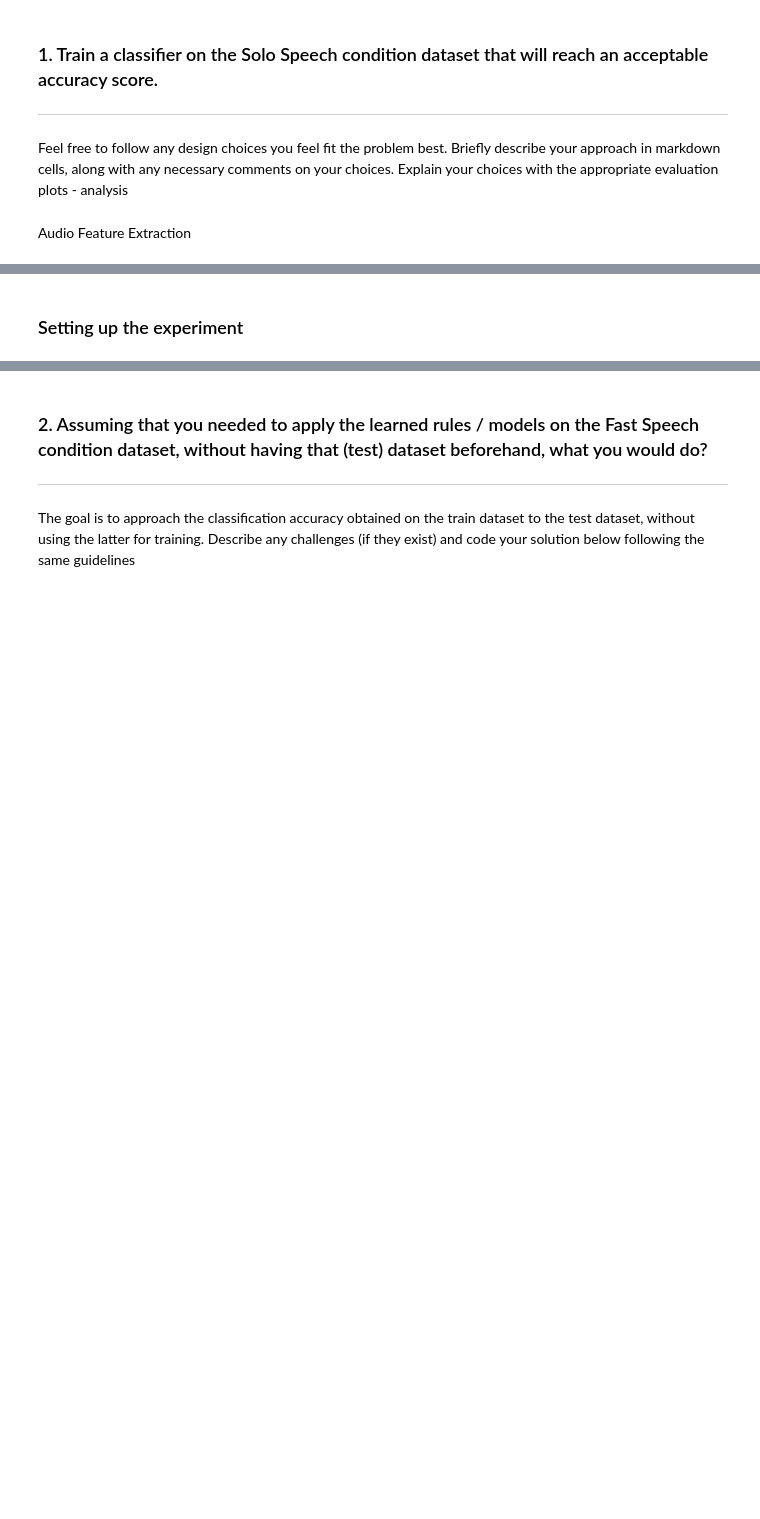
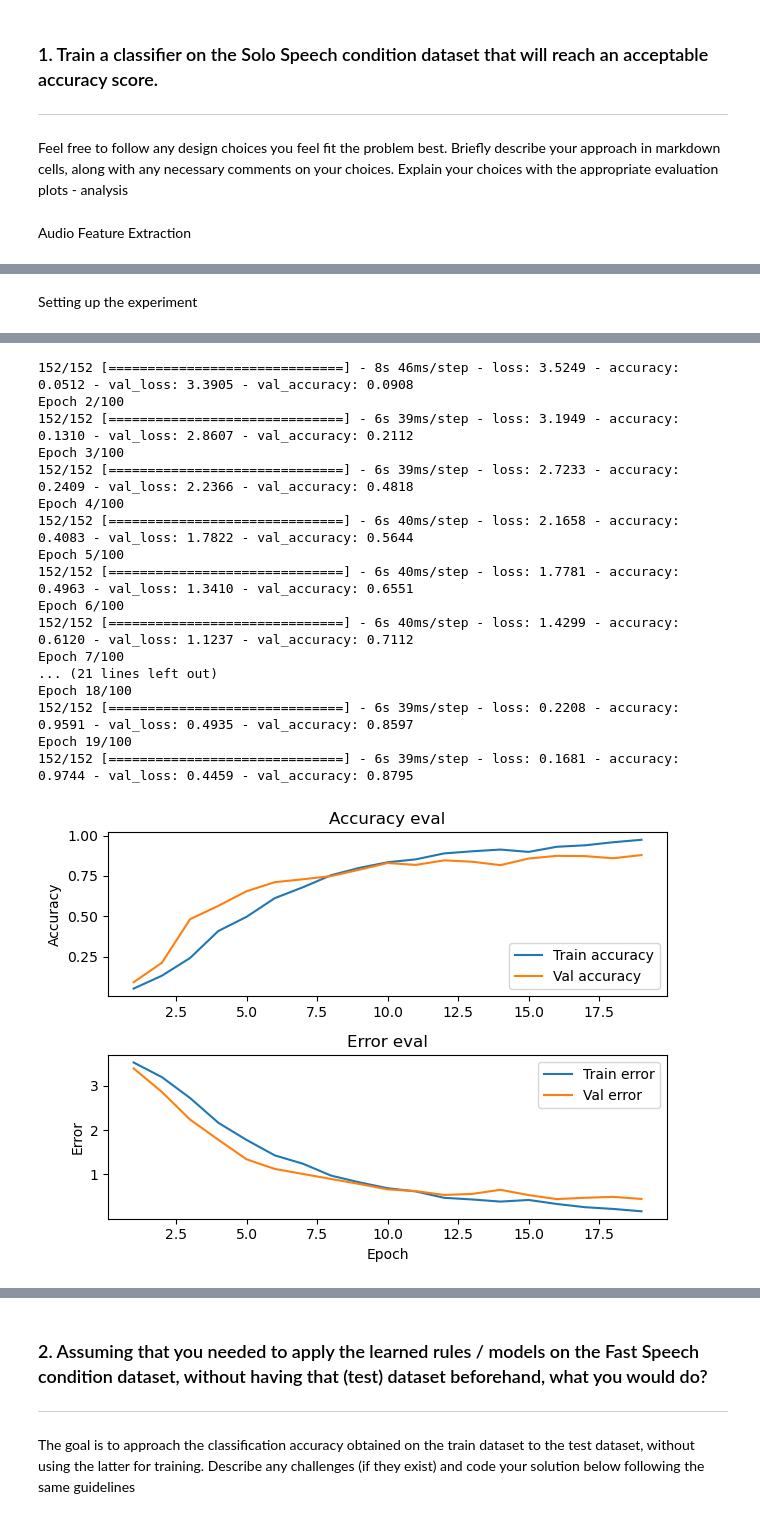
Before and after one commit to iliaskior/automatic-speech-recognition, a Jupyter notebook: assignment.ipynb, the cells around one changed output, grey strips where cells are left out. Saved outputs shown, nothing was run; the diff lists cells and outputs as text; code cells hidden in the pictures; blank space fills up the shorter version.

```diff
--- a/assignment.ipynb
+++ b/assignment.ipynb
@@ -33,7 +33,7 @@ Feel free to follow any design choices you feel fit the problem best. Briefly de
 ROOT_PATH = Path.cwd()
 ROOT_DATASET_PATH = ROOT_PATH.joinpath('dataset')
 SOLO_DATASET_PATH = ROOT_DATASET_PATH.joinpath('data').joinpath('solo')
-TRAIN_FEATURES_EXPORT_PATH = ROOT_DATASET_PATH.joinpath('train_ftrs.pickle')
+SOLO_FEATURES_EXPORT_PATH = ROOT_DATASET_PATH.joinpath('solo_ftrs.pickle')
 OUTPUT_PATH = ROOT_PATH.joinpath('output')
 # %% [markdown]
 Audio Feature Extraction
@@ -46,3 +64,3 @@ create_features_dataset(filepaths=audiofiles, exportpath=TRAIN_FEATURES_EXPORT_P
 # %% [markdown]
-### Setting up the experiment
+Setting up the experiment
 # %%
@@ -60,7 +78,7 @@ MAX_EPOCHS = 100
 BATCH_SIZE = 16
 
 #Load the extracted feature set for the SOLO dataset
-X, y = load_data(data_path = TRAIN_FEATURES_EXPORT_PATH)
+X, y, filename = load_data(data_path = SOLO_FEATURES_EXPORT_PATH)
 
 #Label encoding
 le = LabelEncoder()
@@ -78,7 +96,7 @@ class_weights = compute_class_weight(
 class_weights = dict(zip(np.unique(y_train), class_weights))
 
 # Create the deep neural network
-input_shape = (X_train.shape[1], X_train.shape[2]) # timesteps=16, features=39
+input_shape = (X_train.shape[1], X_train.shape[2]) # timesteps=63, features=39
 n_classes = len(list(le.classes_))
 model = build_model(input_shape, n_classes)
 
@@ -94,30 +112,29 @@ history = model.fit(
 )
 
 # plot accuracy/error for training and validation
-plot_history(history, fullpath=OUTPUT_PATH.joinpath('train_history.jpg'))
-
-# evaluate model on test set
-test_loss, test_acc = model.evaluate(X_test, y_test, verbose=2)
-print('Test accuracy:', test_acc)
+plot_history(history, fullpath=OUTPUT_PATH.joinpath('train_history_step1_train_test_split.jpg'))
 
 #Make predictions
 y_prob = model.predict(X_test)
 y_pred = np.argmax(y_prob, axis=1)
 
 #Store results
+y_test = le.inverse_transform(y_test)
 y_pred = le.inverse_transform(y_pred)
-y_test = le.inverse_transform(y_test)
-results = {
+
+preds_df = pd.DataFrame({
     'label': y_test,
-    'prediction': y_pred,
-    'probabilities': y_prob.tolist()
-}
+    'prediction': y_pred
+})
+probs_df = pd.DataFrame(data=y_prob, columns=list(le.classes_))
+results = pd.concat([preds_df, probs_df], axis=1)
 
-# save results
-filename = OUTPUT_PATH.joinpath('experimentation_results.pickle')
-filename.parent.mkdir(parents=True, exist_ok=True)
-with open(filename, 'wb') as f:
+plot_confusion_matrix(results['label'].values, results['prediction'].values, norm=False, fullpath=OUTPUT_PATH.joinpath('step1_cm_train_test_split.jpg'))
+plot_confusion_matrix(results['label'].values, results['prediction'].values, norm=True, fullpath=OUTPUT_PATH.joinpath('step1_normalized_cm_train_test_split.jpg'))
+
+# Save results locally in pickle format
+fname = OUTPUT_PATH.joinpath('step1_results_train_test_split.pickle')
+fname.parent.mkdir(parents=True, exist_ok=True)
+with open(fname, 'wb') as f:
     pickle.dump(results, f)
-
-plot_confusion_matrix(results['label'], results['prediction'], norm=False, fullpath=OUTPUT_PATH.joinpath('cm.jpg'))
-plot_confusion_matrix(results['label'], results['prediction'], norm=True, fullpath=OUTPUT_PATH.joinpath('normalized_cm.jpg'))
+# %% [output]
@@ -123,0 +166,18 @@ plot_confusion_matrix(results['label'], results['prediction'], norm=True, fullpa
+152/152 [==============================] - 8s 46ms/step - loss: 3.5249 - accuracy: 0.0512 - val_loss: 3.3905 - val_accuracy: 0.0908
+Epoch 2/100
+152/152 [==============================] - 6s 39ms/step - loss: 3.1949 - accuracy: 0.1310 - val_loss: 2.8607 - val_accuracy: 0.2112
+Epoch 3/100
+152/152 [==============================] - 6s 39ms/step - loss: 2.7233 - accuracy: 0.2409 - val_loss: 2.2366 - val_accuracy: 0.4818
+Epoch 4/100
+152/152 [==============================] - 6s 40ms/step - loss: 2.1658 - accuracy: 0.4083 - val_loss: 1.7822 - val_accuracy: 0.5644
+Epoch 5/100
+152/152 [==============================] - 6s 40ms/step - loss: 1.7781 - accuracy: 0.4963 - val_loss: 1.3410 - val_accuracy: 0.6551
+Epoch 6/100
+152/152 [==============================] - 6s 40ms/step - loss: 1.4299 - accuracy: 0.6120 - val_loss: 1.1237 - val_accuracy: 0.7112
+Epoch 7/100
+... (21 lines left out)
+Epoch 18/100
+152/152 [==============================] - 6s 39ms/step - loss: 0.2208 - accuracy: 0.9591 - val_loss: 0.4935 - val_accuracy: 0.8597
+Epoch 19/100
+152/152 [==============================] - 6s 39ms/step - loss: 0.1681 - accuracy: 0.9744 - val_loss: 0.4459 - val_accuracy: 0.8795
+[figure, added]
```
Also changed, not shown: parts of 15 cells of this notebook, 1 other file.
